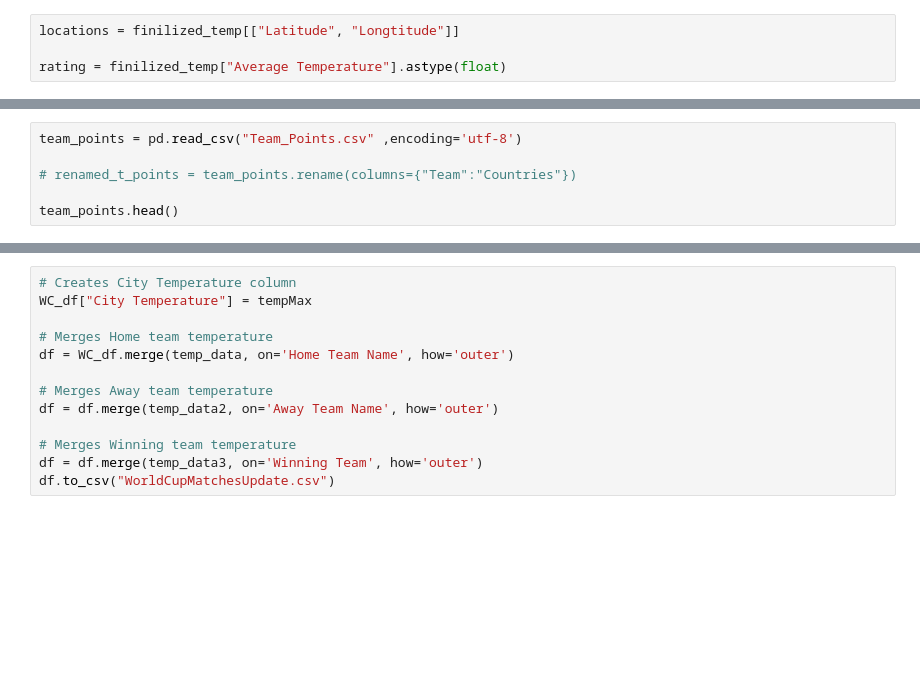
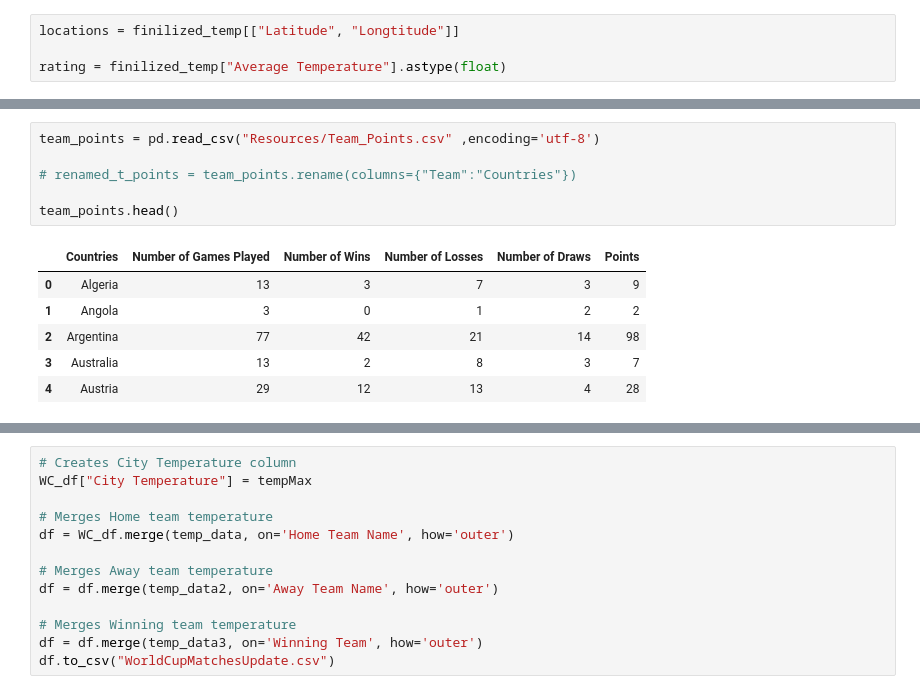
Before and after one commit to hgreyner/group1_project, a Jupyter notebook: FIF-Temperature-msammis-addition.ipynb, the cells around one changed output, grey strips where cells are left out. Cells and saved outputs as stored; diff of their text form; blank space fills up the shorter version.

```diff
--- a/FIF-Temperature-msammis-addition.ipynb
+++ b/FIF-Temperature-msammis-addition.ipynb
@@ -233,9 +318,16 @@ fig
 # %%
-team_points = pd.read_csv("Team_Points.csv" ,encoding='utf-8')
+team_points = pd.read_csv("Resources/Team_Points.csv" ,encoding='utf-8')
 
 # renamed_t_points = team_points.rename(columns={"Team":"Countries"})
 
 team_points.head()
+# %% [output]
+|  | Countries | Number of Games Played | Number of Wins | Number of Losses | Number of Draws | Points |
+| 0 | Algeria | 13 | 3 | 7 | 3 | 9 |
+| 1 | Angola | 3 | 0 | 1 | 2 | 2 |
+| 2 | Argentina | 77 | 42 | 21 | 14 | 98 |
+| 3 | Australia | 13 | 2 | 8 | 3 | 7 |
+| 4 | Austria | 29 | 12 | 13 | 4 | 28 |
 # %%
 merge_table2 = pd.merge(finilized_temp, team_points, on="Countries")
 
```
Also changed, not shown: parts of 25 cells of this notebook.
